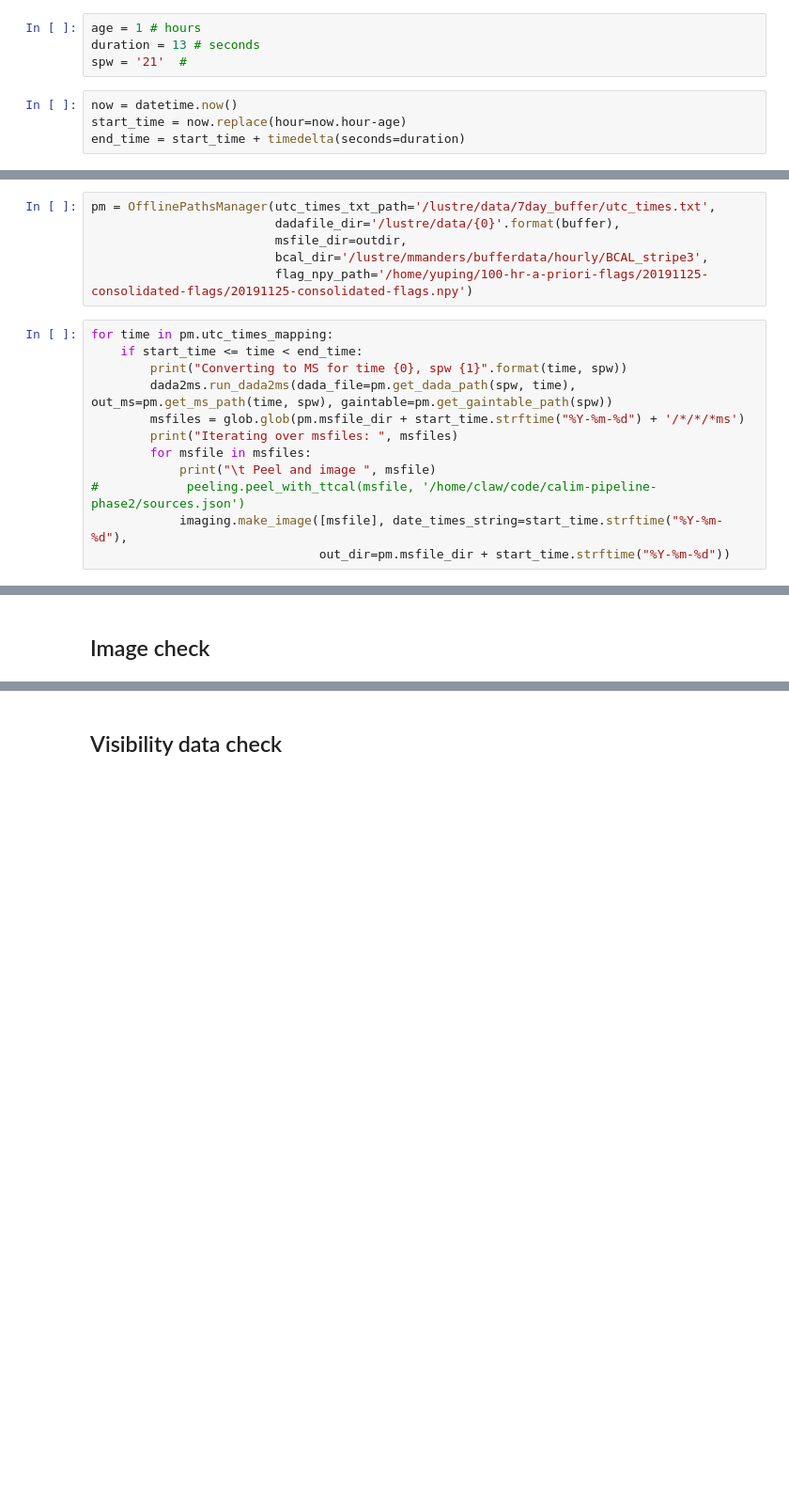
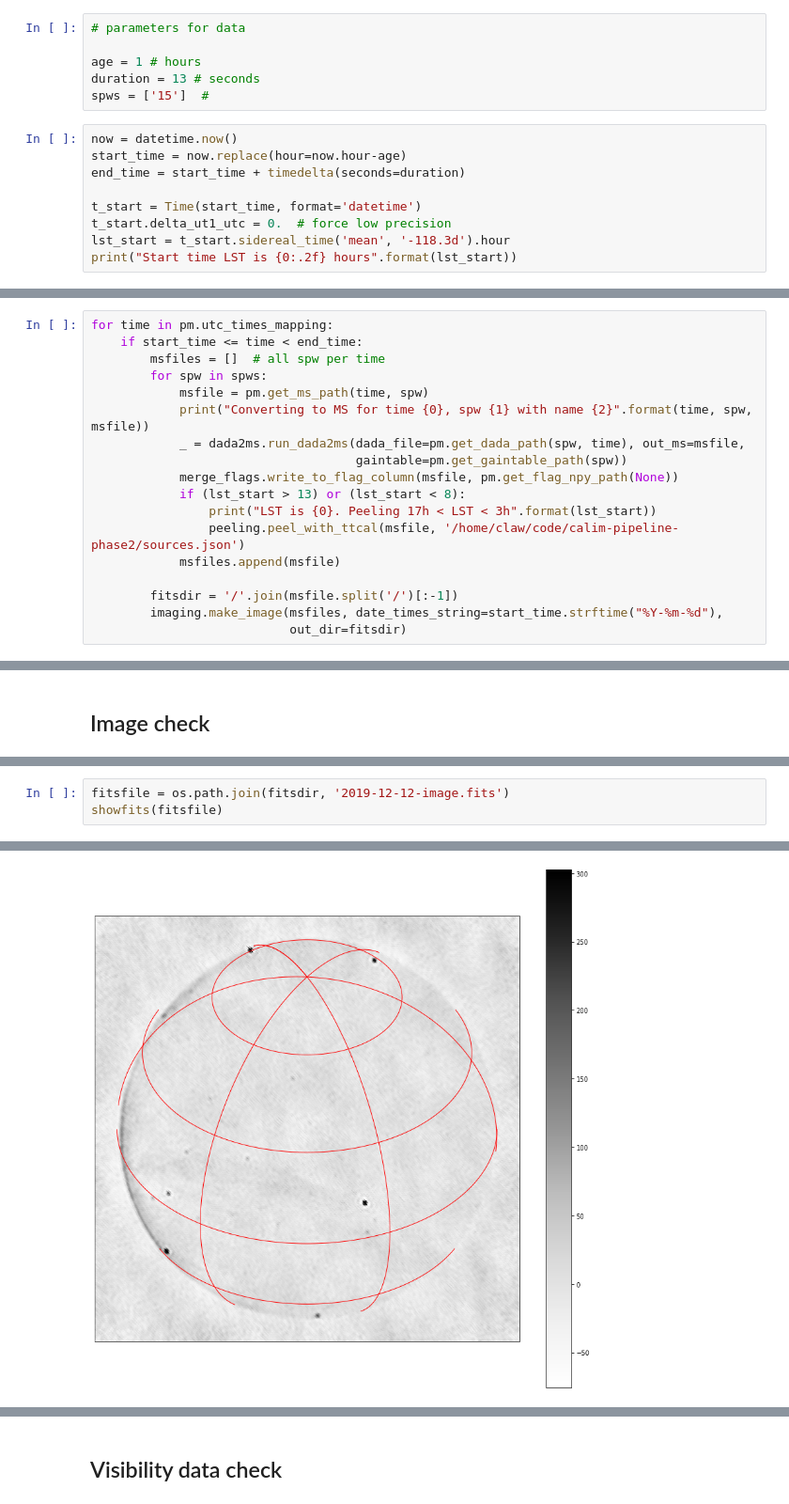
Before and after one commit to ovro-lwa/calim-pipeline-phase2, a Jupyter notebook: lwa_pipeline.ipynb, the cells around one changed output, grey strips where cells are left out. Shown at 94% size. Saved outputs shown, nothing was run; the diff lists cells and outputs as text; blank space fills up the shorter version.

Commit message:
working conditional peeling and lst printing

```diff
--- a/lwa_pipeline.ipynb
+++ b/lwa_pipeline.ipynb
@@ -13,8 +81,15 @@ import casatools as tools
 # %%
+# parameters for data
+
 age = 1 # hours
 duration = 13 # seconds
-spw = '21'  #
+spws = ['15']  #
 # %%
 now = datetime.now()
 start_time = now.replace(hour=now.hour-age)
 end_time = start_time + timedelta(seconds=duration)
+
+t_start = Time(start_time, format='datetime')
+t_start.delta_ut1_utc = 0.  # force low precision
+lst_start = t_start.sidereal_time('mean', '-118.3d').hour
+print("Start time LST is {0:.2f} hours".format(lst_start))
@@ -28,19 +98,19 @@ if not os.path.exists(outdir):
-# %%
-pm = OfflinePathsManager(utc_times_txt_path='/lustre/data/7day_buffer/utc_times.txt',
-                         dadafile_dir='/lustre/data/{0}'.format(buffer),
-                         msfile_dir=outdir,
-                         bcal_dir='/lustre/mmanders/bufferdata/hourly/BCAL_stripe3',
-                         flag_npy_path='/home/yuping/100-hr-a-priori-flags/20191125-consolidated-flags/20191125-consolidated-flags.npy')
 # %%
 for time in pm.utc_times_mapping:
     if start_time <= time < end_time:
-        print("Converting to MS for time {0}, spw {1}".format(time, spw))
-        dada2ms.run_dada2ms(dada_file=pm.get_dada_path(spw, time), out_ms=pm.get_ms_path(time, spw), gaintable=pm.get_gaintable_path(spw))
-        msfiles = glob.glob(pm.msfile_dir + start_time.strftime("%Y-%m-%d") + '/*/*/*ms')
-        print("Iterating over msfiles: ", msfiles)
-        for msfile in msfiles:
-            print("\t Peel and image ", msfile)
-#            peeling.peel_with_ttcal(msfile, '/home/claw/code/calim-pipeline-phase2/sources.json')
-            imaging.make_image([msfile], date_times_string=start_time.strftime("%Y-%m-%d"),
-                               out_dir=pm.msfile_dir + start_time.strftime("%Y-%m-%d"))
+        msfiles = []  # all spw per time
+        for spw in spws:
+            msfile = pm.get_ms_path(time, spw)
+            print("Converting to MS for time {0}, spw {1} with name {2}".format(time, spw, msfile))
+            _ = dada2ms.run_dada2ms(dada_file=pm.get_dada_path(spw, time), out_ms=msfile,
+                                    gaintable=pm.get_gaintable_path(spw))
+            merge_flags.write_to_flag_column(msfile, pm.get_flag_npy_path(None))
+            if (lst_start > 13) or (lst_start < 8):
+                print("LST is {0}. Peeling 17h < LST < 3h".format(lst_start))
+                peeling.peel_with_ttcal(msfile, '/home/claw/code/calim-pipeline-phase2/sources.json')
+            msfiles.append(msfile)
+
+        fitsdir = '/'.join(msfile.split('/')[:-1])
+        imaging.make_image(msfiles, date_times_string=start_time.strftime("%Y-%m-%d"),
+                           out_dir=fitsdir)
 # %% [output]
@@ -86,0 +122,4 @@ Image ranges from -132.9811248779297 to 1264.8763427734375
+# %%
+fitsfile = os.path.join(fitsdir, '2019-12-12-image.fits')
+showfits(fitsfile)
+# %% [output]
@@ -86,0 +127 @@ Image ranges from -132.9811248779297 to 1264.8763427734375
+[figure, added]
```
Also changed, not shown: parts of 19 cells of this notebook.
